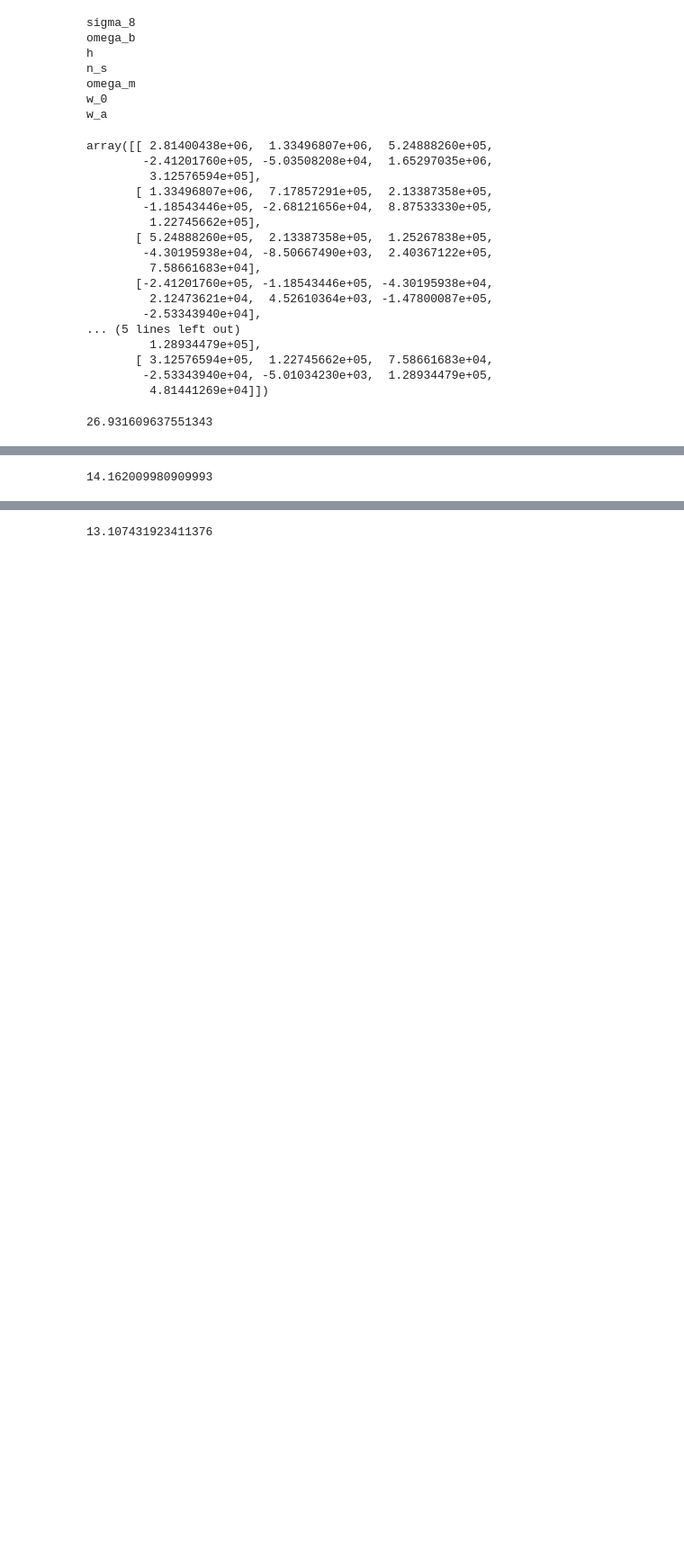
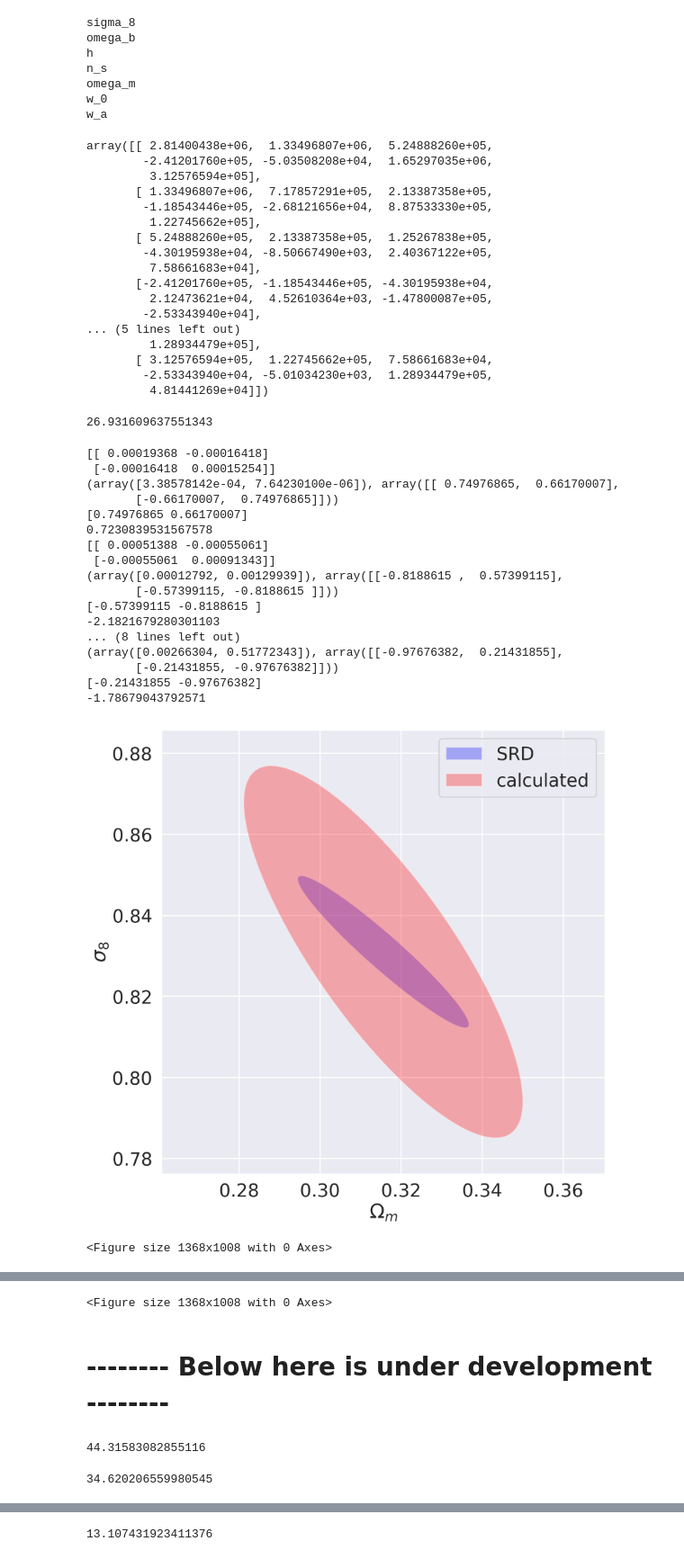
Before and after one commit to hsnee/PZ_project, a Jupyter notebook: fisher.ipynb, the cells around one changed output, grey strips where cells are left out. Shown at 90% size. Saved outputs shown, nothing was run; the diff lists cells and outputs as text; code cells hidden in the pictures; blank space fills up the shorter version.

Commit message:
now includes confidence sets plots

```diff
--- a/fisher.ipynb
+++ b/fisher.ipynb
@@ -177,3 +173,5 @@ list(ell.to_dict()['ell'].values())
 # %%
 ell = pd.read_csv('ell-values', names=['ell'])
 ell = list(ell.to_dict()['ell'].values())
+# %%
+z = np.linspace(0, 4, 121)
@@ -610,6 +631,7 @@ w_0
 w_a
 # %%
 param_order = ['omega_m', 'sigma_8', 'n_s', 'w_0', 'w_a', 'omega_b', 'h']
+param_labels = [r'$\Omega_m$', r'$\sigma_8$', r'$n_s$', r'$w_0$', r'$w_a$', r'$\Omega_b$', r'$h$']
 fisher = np.zeros((7,7))
 for i, var1 in enumerate(param_order):
     for j, var2 in enumerate(param_order):
@@ -677,3 +696,15 @@ srd_shearshear_fisher = np.array([
+# %%
+srd_shearshear_fisher = np.array([[1.346767e+06, 1.115743e+06, 1.604359e+05, -5.159733e+04, -1.621419e+04, -4.865683e+05, 1.202273e+05, 1.457177e+02, -2.189837e+03, -4.142296e+02, -4.481271e+02]
+,[1.115743e+06, 9.931077e+05, 9.619206e+04, -4.388272e+04, -1.494812e+04, -3.429537e+05, 8.412479e+04, 3.127841e+02, -2.311151e+03, 1.063426e+01, -3.128710e+02]
+,[1.604359e+05, 9.619206e+04, 7.647811e+04, 1.606765e+02, 3.122483e+01, -1.244695e+05, 3.357666e+04, -1.140258e+02, 4.038671e+02, -1.761550e+02, -5.034816e+01]
+,[-5.159733e+04, -4.388272e+04, 1.606765e+02, 3.156995e+03, 8.781821e+02, 9.804907e+03, -2.143529e+03, -1.906347e+01, 1.914662e+02, 1.650257e+01, 2.266673e+01]
+,[-1.621419e+04, -1.494812e+04, 3.122483e+01, 8.781821e+02, 2.855925e+02, 3.301676e+03, -7.309810e+02, -8.352213e+00, 5.384541e+01, -3.509932e+00, 5.486725e+00]
+,[-4.865683e+05, -3.429537e+05, -1.244695e+05, 9.804907e+03, 3.301676e+03, 4.398465e+05, -8.335799e+04, 1.254247e+02, 2.583460e+02, 4.567478e+02, 2.431458e+02]
+,[1.202273e+05, 8.412479e+04, 3.357666e+04, -2.143529e+03, -7.309810e+02, -8.335799e+04, 2.106183e+04, -3.508912e+01, -2.452002e+01, -1.100394e+02, -5.582595e+01]
+,[1.457177e+02, 3.127841e+02, -1.140258e+02, -1.906347e+01, -8.352213e+00, 1.254247e+02, -3.508912e+01, 2.153790e+00, -5.846510e+00, 2.884551e+00, 6.519372e-01]
+,[-2.189837e+03, -2.311151e+03, 4.038671e+02, 1.914662e+02, 5.384541e+01, 2.583460e+02, -2.452002e+01, -5.846510e+00, 5.537583e+01, 2.538507e+00, 3.668472e+00]
+,[-4.142296e+02, 1.063426e+01, -1.761550e+02, 1.650257e+01, -3.509932e+00, 4.567478e+02, -1.100394e+02, 2.884551e+00, 2.538507e+00, 1.022493e+01, 3.241709e+00]
+,[-4.481271e+02, -3.128710e+02, -5.034816e+01, 2.266673e+01, 5.486725e+00, 2.431458e+02, -5.582595e+01, 6.519372e-01, 3.668472e+00, 3.241709e+00, 1.151374e+01]])
 # %%
 FoM(marginalize(fisher, 3,4))
 # %% [output]
@@ -680,0 +734,46 @@ FoM(marginalize(fisher, 3,4))
+# %%
+colors = ['blue', 'red']
+for params in [['omega_m', 'sigma_8'],
+               ['w_0', 'w_a']]:
+    labels = ['SRD', 'calculated']
+    fid = (vals[params[0]], vals[params[1]])
+    es = []
+    for i, matrix in enumerate([srd_shearshear_fisher, fisher]):
+        e, (xlim, ylim) = plot_contours(marginalize(matrix, param_order.index(params[0]), param_order.index(params[1])),
+                          sigmas=1,
+                          fid=(vals[params[0]], vals[params[1]]))
+        e.set_facecolor(colors[i])
+        e.set_label(labels[i])
+        e.set_alpha(0.3)
+        es.append(e)
+    fig, ax = plt.subplots(subplot_kw={'aspect': 'equal'})
+
+    for e in es:
+        ax.add_artist(e)
+
+    plt.xlim(xlim)
+    plt.ylim(ylim)
+    plt.legend(handles=es)
+    plt.xlabel(param_labels[param_order.index(params[0])])
+    plt.ylabel(param_labels[param_order.index(params[1])])
+    plt.figure()
+# %% [output]
+[[ 0.00019368 -0.00016418]
+ [-0.00016418  0.00015254]]
+(array([3.38578142e-04, 7.64230100e-06]), array([[ 0.74976865,  0.66170007],
+       [-0.66170007,  0.74976865]]))
+[0.74976865 0.66170007]
+0.7230839531567578
+[[ 0.00051388 -0.00055061]
+ [-0.00055061  0.00091343]]
+(array([0.00012792, 0.00129939]), array([[-0.8188615 ,  0.57399115],
+       [-0.57399115, -0.8188615 ]]))
+[-0.57399115 -0.8188615 ]
+-2.1821679280301103
+... (8 lines left out)
+(array([0.00266304, 0.51772343]), array([[-0.97676382,  0.21431855],
+       [-0.21431855, -0.97676382]]))
+[-0.21431855 -0.97676382]
+-1.78679043792571
+[figure, added]
+<Figure size 1368x1008 with 0 Axes>
@@ -681,7 +781,14 @@ FoM(marginalize(fisher, 3,4))
+<Figure size 1368x1008 with 0 Axes>
+# %% [markdown]
+# -------- Below here is under development --------
 # %%
 FoM(marginalize(srd_shearshear_fisher[np.ix_([0,1,2,3,4,5,6], [0,1,2,3,4,5,6])], 3,4))
 # %% [output]
-14.162009980909993
+44.31583082855116
+# %%
+FoM(marginalize(srd_shearshear_fisher, 3,4))
+# %% [output]
+34.620206559980545
 # %%
 def FM_analyze(FM,FM_params):
     n_cosmo = min(7,len(FM_params))
```
Also changed, not shown: parts of 33 cells of this notebook.
